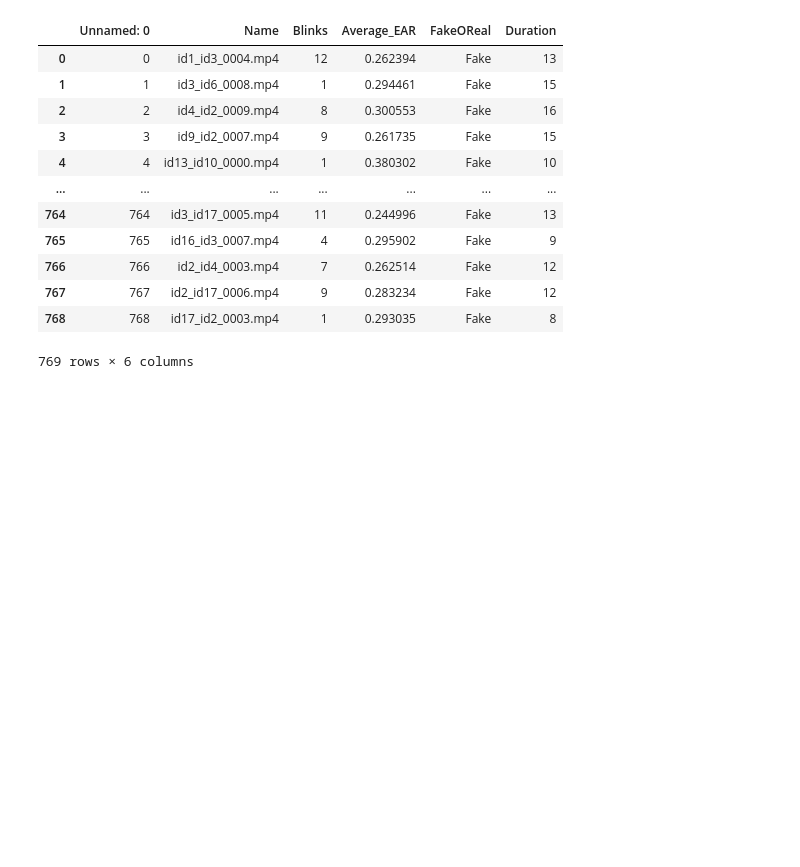
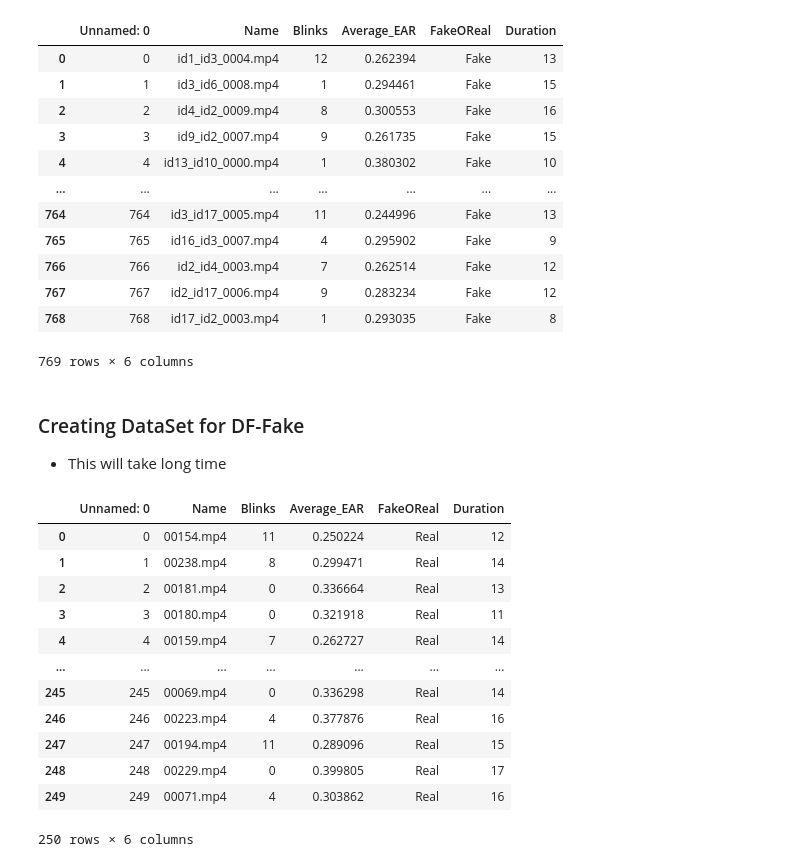
Before and after one commit to devansh1412/Eye-blink-detection, a Jupyter notebook: Eye-detect-from-frame/Notebook.ipynb, the cells around one changed output. Drawn from its saved outputs; the diff is of its cells as text; code cells hidden in the pictures; blank space fills up the shorter version.

```diff
--- a/Eye-detect-from-frame/Notebook.ipynb
+++ b/Eye-detect-from-frame/Notebook.ipynb
@@ -373,3 +373,6 @@ csvfile2
 | 767 | 767 | id2_id17_0006.mp4 | 9 | 0.283234 | Fake | 12 |
 | 768 | 768 | id17_id2_0003.mp4 | 1 | 0.293035 | Fake | 8 |
 769 rows × 6 columns
+# %% [markdown]
+### Creating DataSet for DF-Fake
+* This will take long time
@@ -375,0 +392,17 @@ csvfile2
+# %%
+csvfile3 = pd.read_csv('DF-Youtube.csv', encoding='utf-8')
+csvfile3
+# %% [output]
+|  | Unnamed: 0 | Name | Blinks | Average_EAR | FakeOReal | Duration |
+| 0 | 0 | 00154.mp4 | 11 | 0.250224 | Real | 12 |
+| 1 | 1 | 00238.mp4 | 8 | 0.299471 | Real | 14 |
+| 2 | 2 | 00181.mp4 | 0 | 0.336664 | Real | 13 |
+| 3 | 3 | 00180.mp4 | 0 | 0.321918 | Real | 11 |
+| 4 | 4 | 00159.mp4 | 7 | 0.262727 | Real | 14 |
+| ... | ... | ... | ... | ... | ... | ... |
+| 245 | 245 | 00069.mp4 | 0 | 0.336298 | Real | 14 |
+| 246 | 246 | 00223.mp4 | 4 | 0.377876 | Real | 16 |
+| 247 | 247 | 00194.mp4 | 11 | 0.289096 | Real | 15 |
+| 248 | 248 | 00229.mp4 | 0 | 0.399805 | Real | 17 |
+| 249 | 249 | 00071.mp4 | 4 | 0.303862 | Real | 16 |
+250 rows × 6 columns
```
Also changed, not shown: parts of 7 cells of this notebook, 2 other files.
